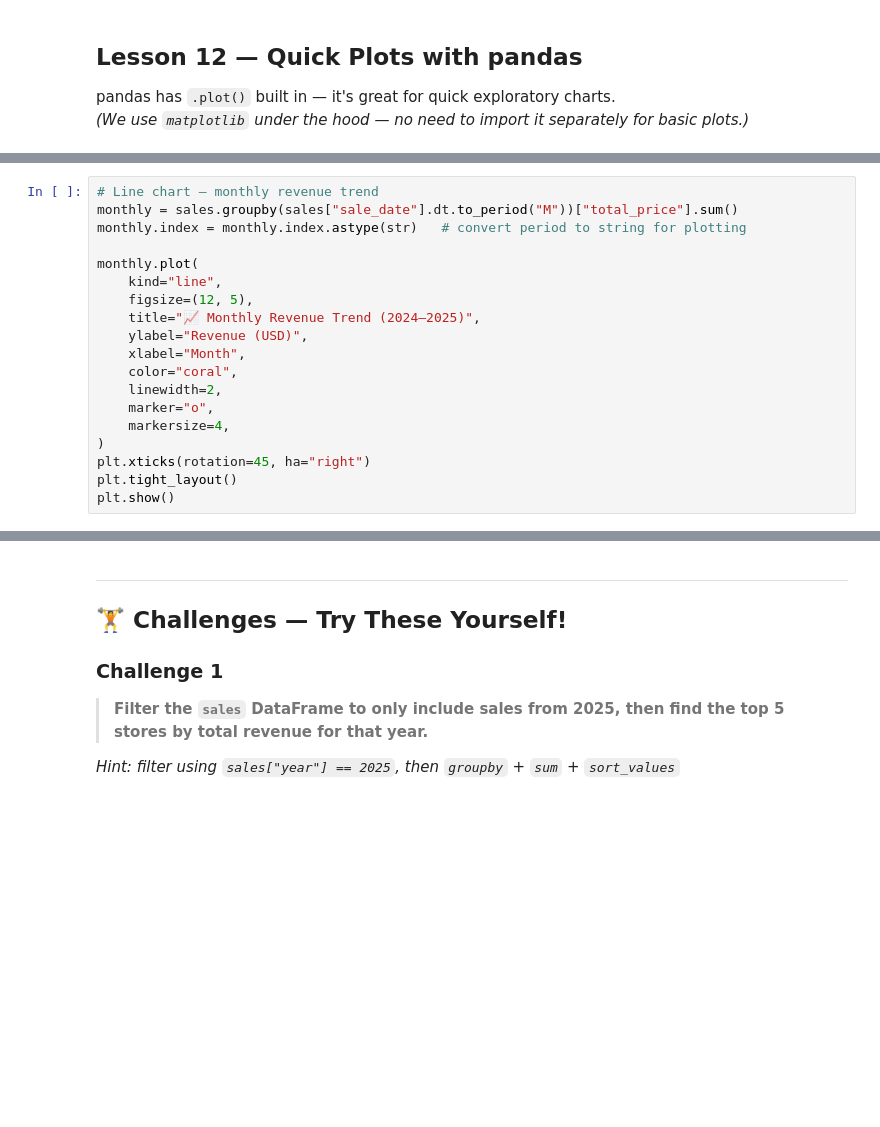
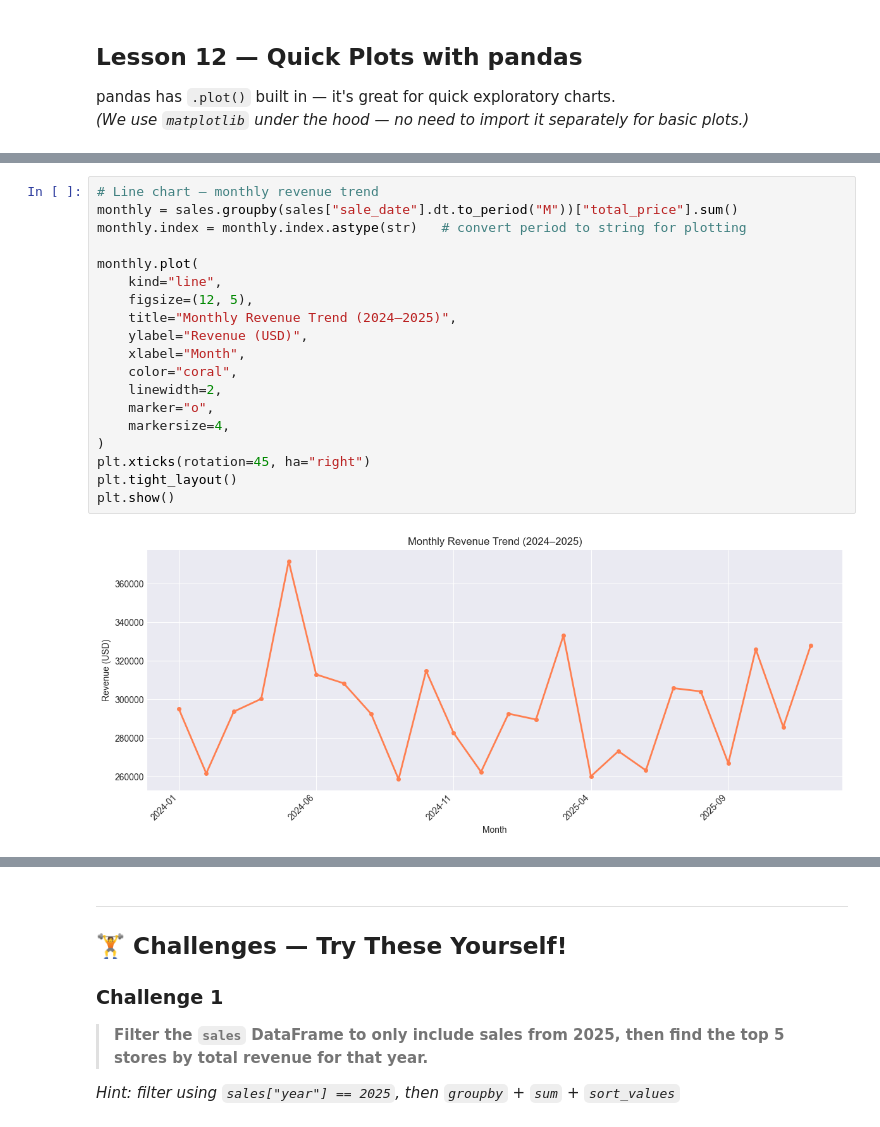
Before and after one commit to co-za/data-analysis-intro, a Jupyter notebook: 3. Pandas Basics.ipynb, the cells around one changed output, grey strips where cells are left out. Drawn from its saved outputs; the diff is of its cells as text; blank space fills up the shorter version.

```diff
--- a/3. Pandas Basics.ipynb
+++ b/3. Pandas Basics.ipynb
@@ -291,22 +627,24 @@ plt.show()
 # %%
 # Line chart — monthly revenue trend
 monthly = sales.groupby(sales["sale_date"].dt.to_period("M"))["total_price"].sum()
 monthly.index = monthly.index.astype(str)   # convert period to string for plotting
 
 monthly.plot(
     kind="line",
     figsize=(12, 5),
-    title="📈 Monthly Revenue Trend (2024–2025)",
+    title="Monthly Revenue Trend (2024–2025)",
     ylabel="Revenue (USD)",
     xlabel="Month",
     color="coral",
     linewidth=2,
     marker="o",
     markersize=4,
 )
 plt.xticks(rotation=45, ha="right")
 plt.tight_layout()
 plt.show()
+# %% [output]
+[figure, added]
 # %%
 # Horizontal bar chart — top 10 cities by number of orders
 top_cities = full.groupby("city")["sale_id"].count().sort_values(ascending=True).tail(10)
```
Also changed, not shown: parts of 43 cells of this notebook.
